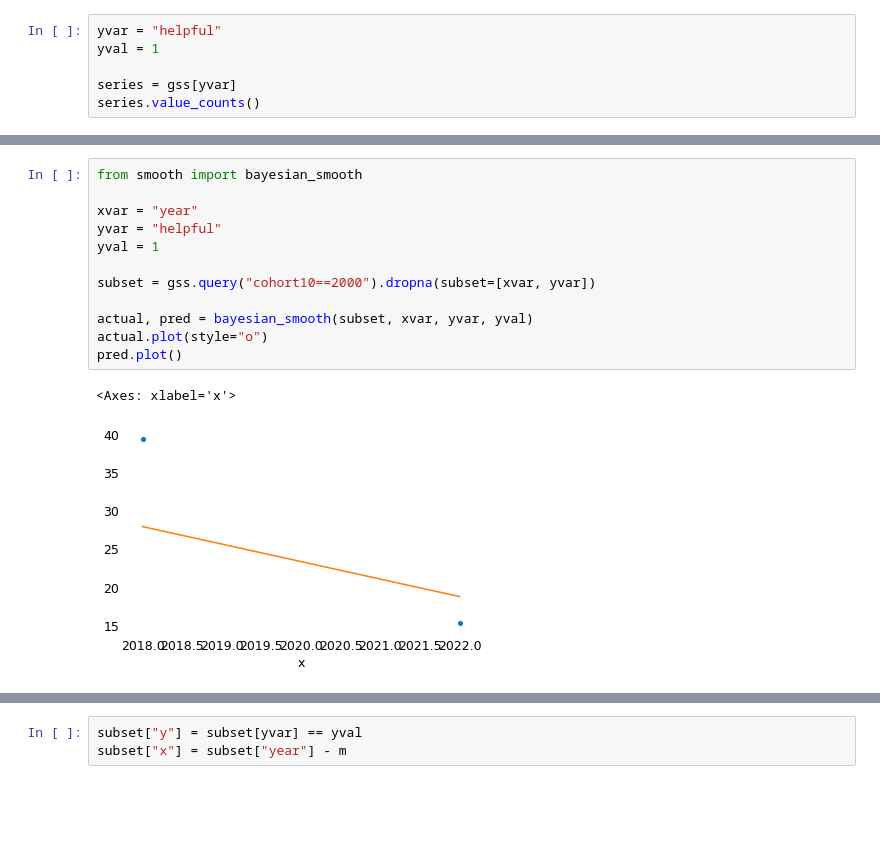
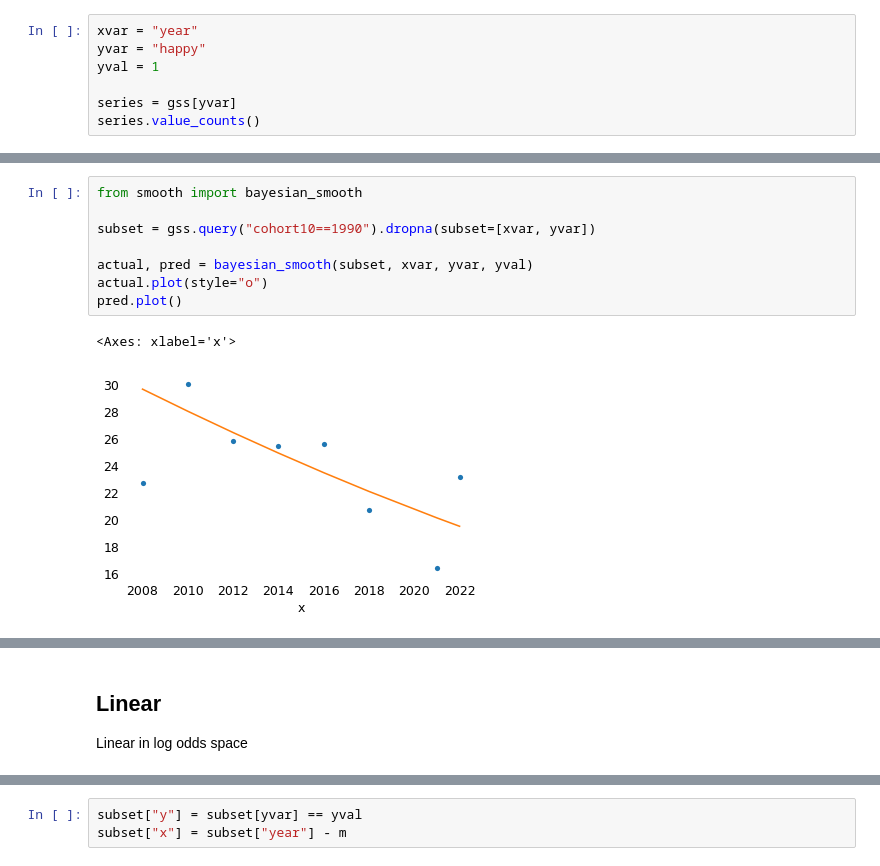
Before and after one commit to AllenDowney/ProbablyOverthinkingIt, a Jupyter notebook: examples/bayes_smooth.ipynb, the cells around one changed output, grey strips where cells are left out. Drawn from its saved outputs; the diff is of its cells as text; blank space fills up the shorter version.

```diff
--- a/examples/bayes_smooth.ipynb
+++ b/examples/bayes_smooth.ipynb
@@ -158,5 +99,6 @@ def decorate_table():
 # %%
-yvar = "helpful"
+xvar = "year"
+yvar = "happy"
 yval = 1
 
 series = gss[yvar]
@@ -224,19 +124,19 @@ def joint_contour(xs, ys, p, cmap="Blues"):
 # %%
 from smooth import bayesian_smooth
 
-xvar = "year"
-yvar = "helpful"
-yval = 1
-
-subset = gss.query("cohort10==2000").dropna(subset=[xvar, yvar])
+subset = gss.query("cohort10==1990").dropna(subset=[xvar, yvar])
 
 actual, pred = bayesian_smooth(subset, xvar, yvar, yval)
 actual.plot(style="o")
 pred.plot()
 # %% [output]
 <Axes: xlabel='x'>
-[figure, old version]
+[figure, new version]
 [interactive output not drawn]
+# %% [markdown]
+## Linear
+
+Linear in log odds space
 # %%
 m = subset["year"].median()
 m
```
Also changed, not shown: parts of 46 cells of this notebook, 1 other file.
